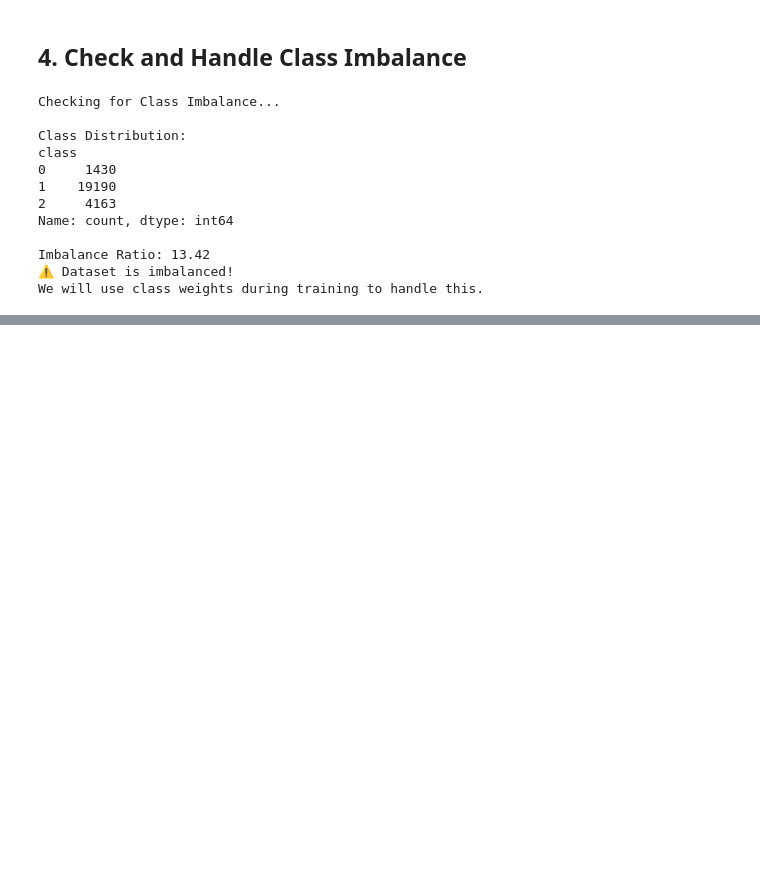
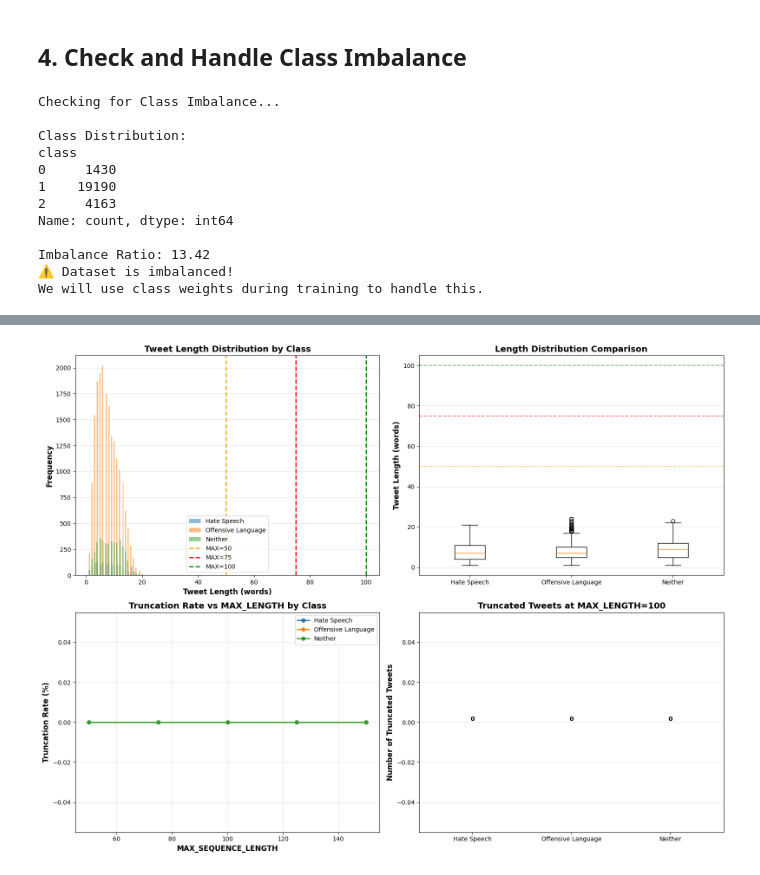
Before and after one commit to Monica-hany/Hate_Speech_Detection_DL, a Jupyter notebook: Deep_Learning_Project.ipynb, the cells around one changed output, grey strips where cells are left out. Saved outputs shown, nothing was run; the diff lists cells and outputs as text; code cells hidden in the pictures; blank space fills up the shorter version.

```diff
--- a/Deep_Learning_Project.ipynb
+++ b/Deep_Learning_Project.ipynb
@@ -916,0 +1789,79 @@ We will use class weights during training to handle this.
+# %%
+# INVESTIGATION 3: Visualize truncation impact by class
+print("="*100)
+print("VISUALIZATION: Truncation Risk by Class")
+print("="*100)
+
+fig, axes = plt.subplots(2, 2, figsize=(16, 12))
+
+# Plot 1: Length distribution by class
+for cls in sorted(df['class'].unique()):
+    class_lengths = df[df['class'] == cls]['cleaned_length']
+    axes[0, 0].hist(class_lengths, bins=50, alpha=0.5, label=class_labels[cls])
+
+axes[0, 0].axvline(50, color='orange', linestyle='--', label='MAX=50', linewidth=2)
+axes[0, 0].axvline(75, color='red', linestyle='--', label='MAX=75', linewidth=2)
+axes[0, 0].axvline(100, color='green', linestyle='--', label='MAX=100', linewidth=2)
+axes[0, 0].set_xlabel('Tweet Length (words)', fontsize=12, fontweight='bold')
+axes[0, 0].set_ylabel('Frequency', fontsize=12, fontweight='bold')
+axes[0, 0].set_title('Tweet Length Distribution by Class', fontsize=14, fontweight='bold')
+axes[0, 0].legend()
+axes[0, 0].grid(axis='y', alpha=0.3)
+
+# Plot 2: Box plot of lengths by class
+length_data = [df[df['class'] == cls]['cleaned_length'] for cls in sorted(df['class'].unique())]
+axes[0, 1].boxplot(length_data, labels=[class_labels[i] for i in sorted(df['class'].unique())])
+axes[0, 1].axhline(50, color='orange', linestyle='--', alpha=0.5)
+axes[0, 1].axhline(75, color='red', linestyle='--', alpha=0.5)
+axes[0, 1].axhline(100, color='green', linestyle='--', alpha=0.5)
+axes[0, 1].set_ylabel('Tweet Length (words)', fontsize=12, fontweight='bold')
+axes[0, 1].set_title('Length Distribution Comparison', fontsize=14, fontweight='bold')
+axes[0, 1].grid(axis='y', alpha=0.3)
+
+# Plot 3: Truncation rate by class at different MAX_LENGTH values
+max_lengths = [50, 75, 100, 125, 150]
+truncation_rates = {cls: [] for cls in sorted(df['class'].unique())}
+
+for max_len in max_lengths:
+    for cls in sorted(df['class'].unique()):
+        class_df = df[df['class'] == cls]
+        trunc_rate = (class_df['cleaned_length'] > max_len).sum() / len(class_df) * 100
+        truncation_rates[cls].append(trunc_rate)
+
+for cls in sorted(df['class'].unique()):
+    axes[1, 0].plot(max_lengths, truncation_rates[cls], marker='o', linewidth=2, label=class_labels[cls])
+
+axes[1, 0].set_xlabel('MAX_SEQUENCE_LENGTH', fontsize=12, fontweight='bold')
+axes[1, 0].set_ylabel('Truncation Rate (%)', fontsize=12, fontweight='bold')
+axes[1, 0].set_title('Truncation Rate vs MAX_LENGTH by Class', fontsize=14, fontweight='bold')
+axes[1, 0].legend()
+axes[1, 0].grid(True, alpha=0.3)
+
+# Plot 4: Count of truncated tweets by class
+max_test = 100
+truncated_counts = []
+for cls in sorted(df['class'].unique()):
+    class_df = df[df['class'] == cls]
+    truncated = (class_df['cleaned_length'] > max_test).sum()
+    truncated_counts.append(truncated)
+
+bars = axes[1, 1].bar([class_labels[i] for i in sorted(df['class'].unique())],
+                       truncated_counts,
+                       color=['#FF6B6B', '#FFA500', '#4ECDC4'])
+axes[1, 1].set_ylabel('Number of Truncated Tweets', fontsize=12, fontweight='bold')
+axes[1, 1].set_title(f'Truncated Tweets at MAX_LENGTH={max_test}', fontsize=14, fontweight='bold')
+axes[1, 1].grid(axis='y', alpha=0.3)
+
+# Add value labels on bars
+for i, bar in enumerate(bars):
+    height = bar.get_height()
+    axes[1, 1].text(bar.get_x() + bar.get_width()/2., height,
+                    f'{int(height)}',
+                    ha='center', va='bottom', fontweight='bold')
+
+plt.tight_layout()
+plt.show()
+
+print("\n✓ Visualization complete - analyze the charts above!")
+print("="*100)
+# %% [output]
@@ -916,0 +1871 @@ We will use class weights during training to handle this.
+[figure, added]
```
Also changed, not shown: parts of 27 cells of this notebook.
